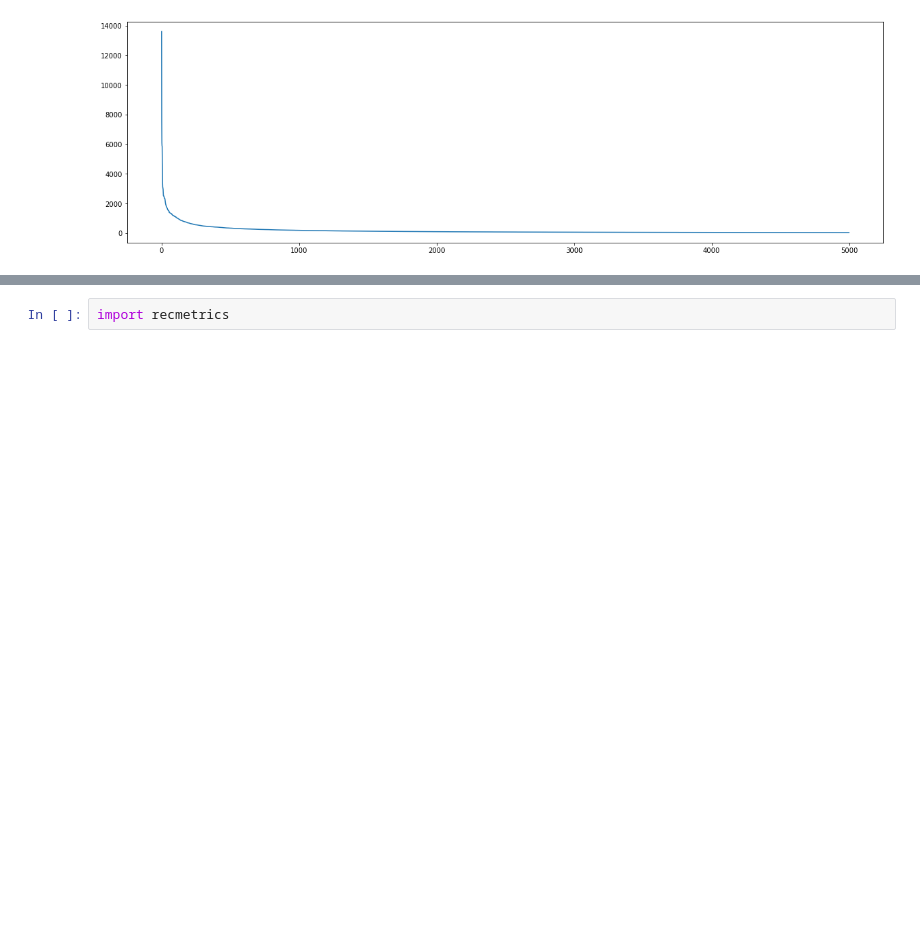
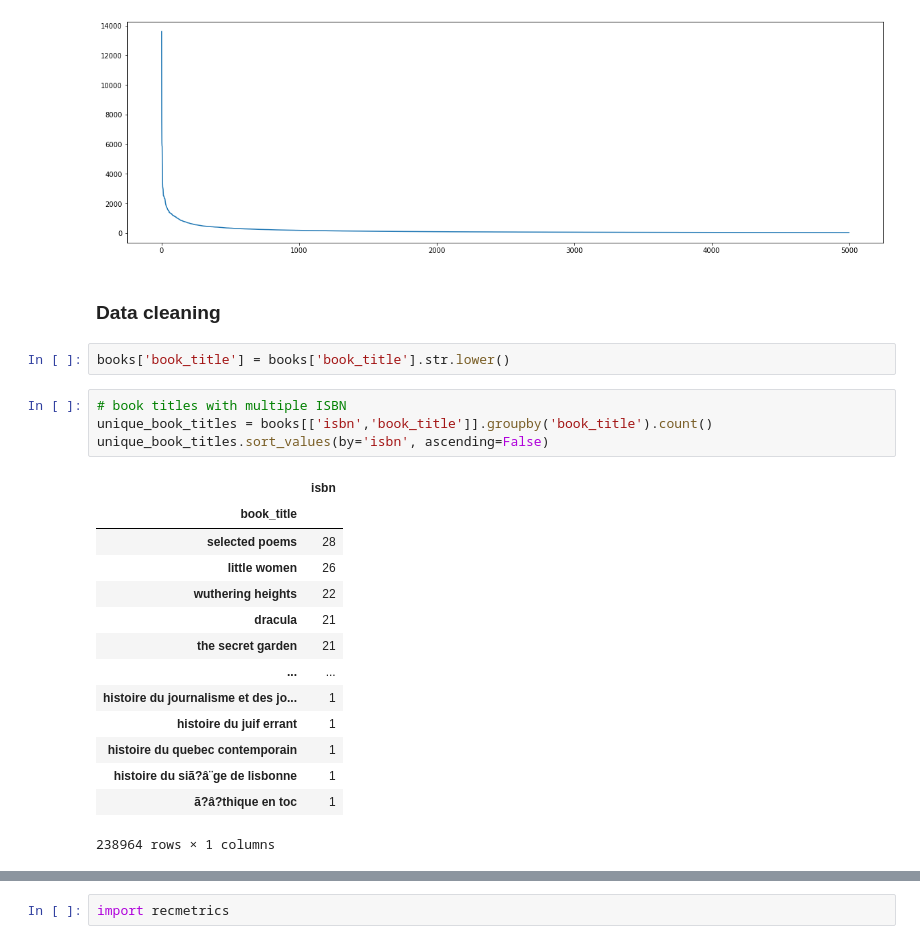
Before and after one commit to GoldFish88/book_recommender, a Jupyter notebook: book_recommender.ipynb, the cells around one changed output, grey strips where cells are left out. Cells and saved outputs as stored; diff of their text form; blank space fills up the shorter version.

```diff
--- a/book_recommender.ipynb
+++ b/book_recommender.ipynb
@@ -94,3 +100,26 @@ plt.plot(np.arange(0,5000), num_ratings[:5000])
 # %% [output]
 [<matplotlib.lines.Line2D at 0x...>]
 [figure]
+# %% [markdown]
+### Data cleaning
+# %%
+books['book_title'] = books['book_title'].str.lower()
+# %%
+# book titles with multiple ISBN
+unique_book_titles = books[['isbn','book_title']].groupby('book_title').count()
+unique_book_titles.sort_values(by='isbn', ascending=False)
+# %% [output]
+|  | isbn |
+| book_title |  |
+| selected poems | 28 |
+| little women | 26 |
+| wuthering heights | 22 |
+| dracula | 21 |
+| the secret garden | 21 |
+| ... | ... |
+| histoire du journalisme et des jo... | 1 |
+| histoire du juif errant | 1 |
+| histoire du quebec contemporain | 1 |
+| histoire du siã?â¨ge de lisbonne | 1 |
+| ã?â?thique en toc | 1 |
+238964 rows × 1 columns
```
Also changed, not shown: parts of 20 cells of this notebook.
